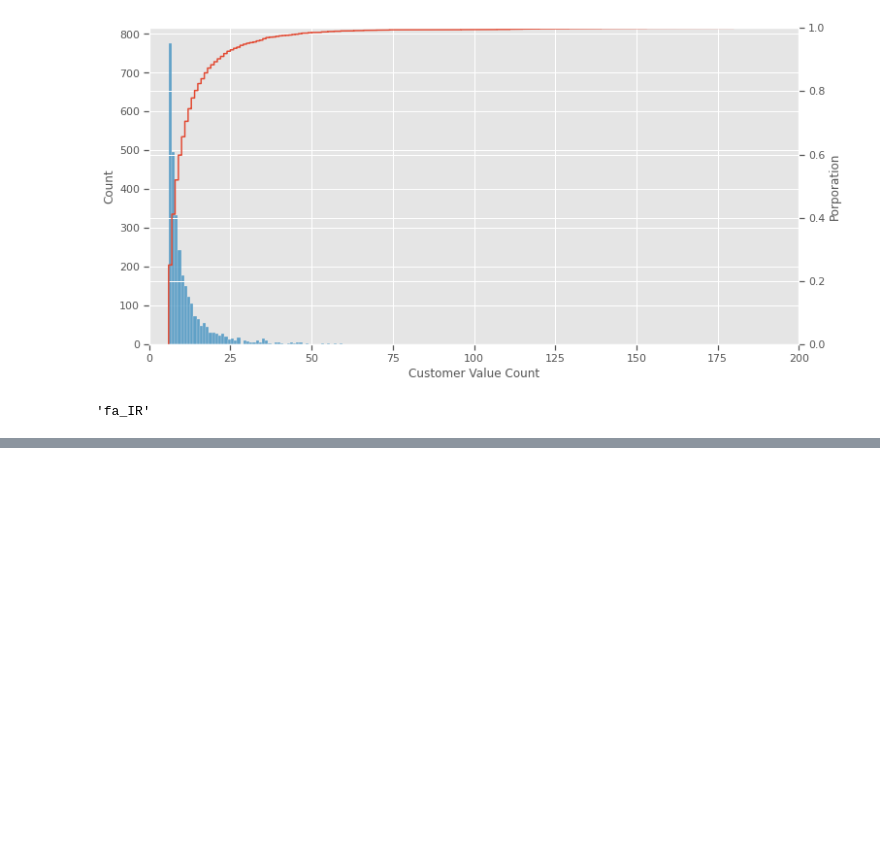
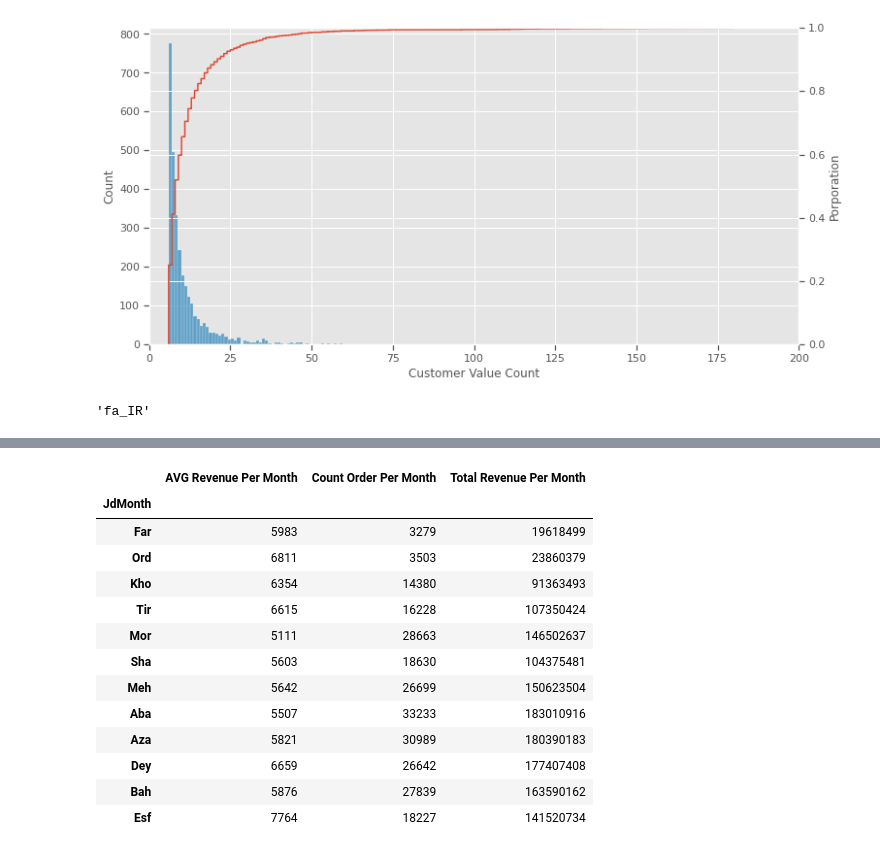
Before and after one commit to alephba/interview_tasks, a Jupyter notebook: src/notebook.ipynb, the cells around one changed output, grey strips where cells are left out. Saved outputs shown, nothing was run; the diff lists cells and outputs as text; code cells hidden in the pictures; blank space fills up the shorter version.

Commit message:
summary statistics updated

```diff
--- a/src/notebook.ipynb
+++ b/src/notebook.ipynb
@@ -90,0 +112,9 @@ AttributeError: Can only use .dt accessor with datetimelike values
+# %%
+revehnue1398 = revenue[revenue['JdDate']< jd.date(1399, 1, 1)]
+logger.info('\n AVG Revenue Per Month in 1388')
+summary98 = pd.concat([revehnue1398.groupby(pd.Grouper(key="JdMonth")).agg({'Revenue': 'mean','OrderID': 'count'})\
+            .rename(columns={'Revenue': 'AVG Revenue Per Month' ,'OrderID': 'Count Order Per Month'}),
+revehnue1398.groupby(pd.Grouper(key="JdMonth")).agg({'Revenue': 'sum'}).rename(columns={'Revenue': 'Total Revenue Per Month'})], axis=1)
+
+summary98
+# %% [output]
@@ -90,0 +123,14 @@ AttributeError: Can only use .dt accessor with datetimelike values
+|  | AVG Revenue Per Month | Count Order Per Month | Total Revenue Per Month |
+| JdMonth |  |  |  |
+| Far | 5983 | 3279 | 19618499 |
+| Ord | 6811 | 3503 | 23860379 |
+| Kho | 6354 | 14380 | 91363493 |
+| Tir | 6615 | 16228 | 107350424 |
+| Mor | 5111 | 28663 | 146502637 |
+| Sha | 5603 | 18630 | 104375481 |
+| Meh | 5642 | 26699 | 150623504 |
+| Aba | 5507 | 33233 | 183010916 |
+| Aza | 5821 | 30989 | 180390183 |
+| Dey | 6659 | 26642 | 177407408 |
+| Bah | 5876 | 27839 | 163590162 |
+| Esf | 7764 | 18227 | 141520734 |
```
Also changed, not shown: parts of 16 cells of this notebook, 1 other file.
